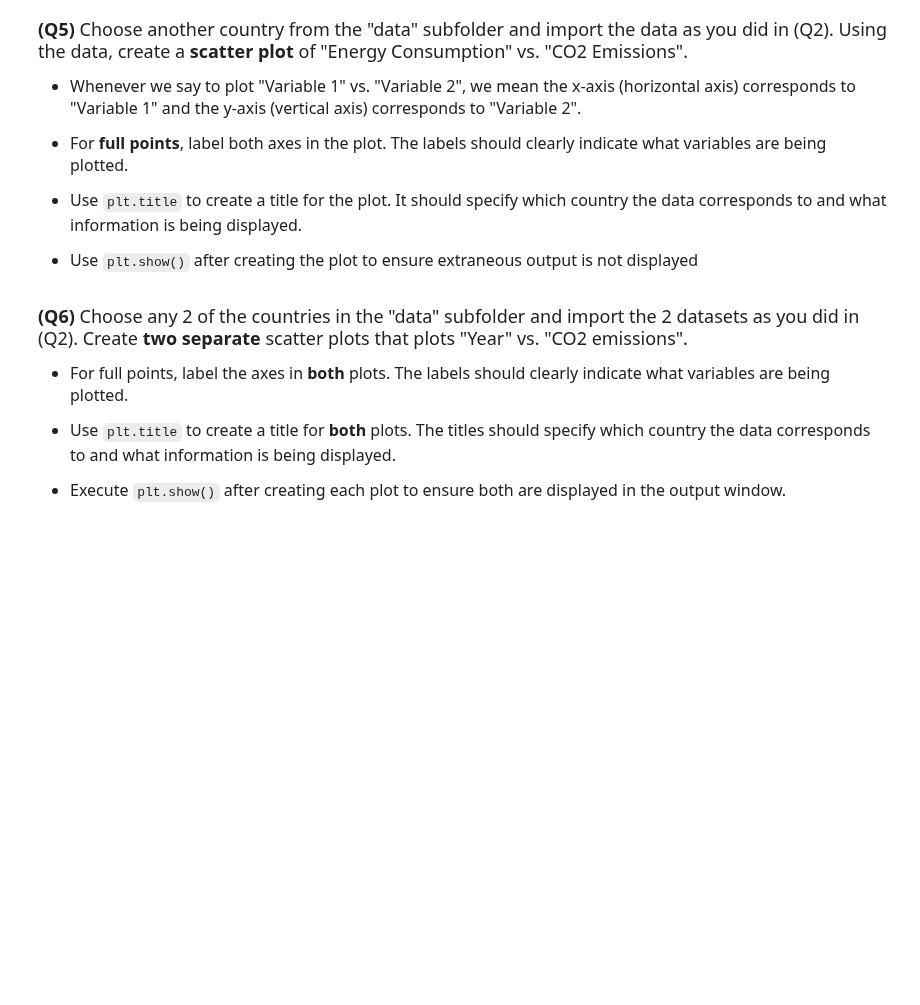
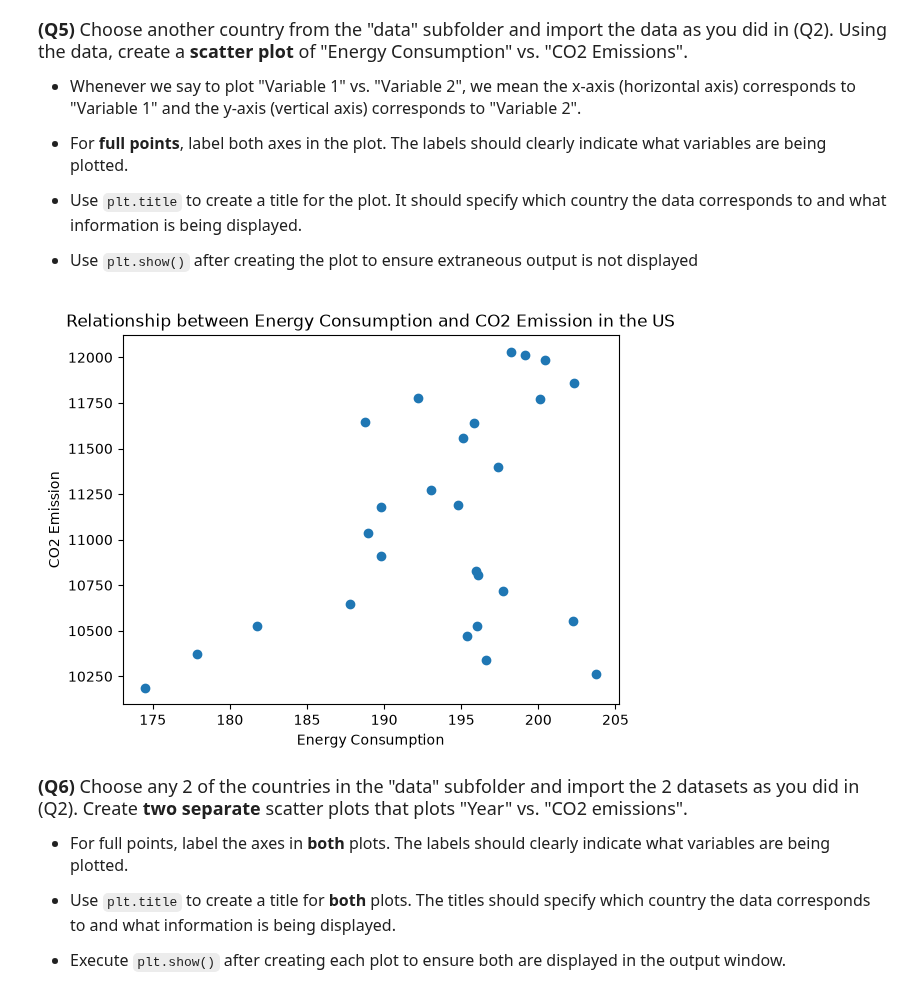
Before and after one commit to miyakoc/datasci151fall2026, a Jupyter notebook: _assignments/assignment_2/Assignment2.ipynb, the cells around one changed output. Drawn from its saved outputs; the diff is of its cells as text; code cells hidden in the pictures; blank space fills up the shorter version.

```diff
--- a/_assignments/assignment_2/Assignment2.ipynb
+++ b/_assignments/assignment_2/Assignment2.ipynb
@@ -30,6 +32,7 @@ Complete the code cells in this Jupyter notebook, and submit the final .ipynb no
 - For reference, all the files in the "data" subfolder was taken from the following source:[Kaggle: Countries CO2 Emission and more...](https://www.kaggle.com/datasets/lobosi/c02-emission-by-countrys-grouth-and-population)
 # %%
 # Write your answer
+us_emissions=pd.read_csv('data/us_emission.csv')
 # %% [markdown]
 <font size = "4">
 
@@ -102,3 +125,12 @@ us_emissions["CO2_emission"].describe()
+# %%
+# Write your answer
+plt.scatter(x=us_emissions['Energy_consumption'],y=us_emissions['CO2_emission'])
+plt.xlabel('Energy Consumption')
+plt.ylabel('CO2 Emission')
+plt.title('Relationship between Energy Consumption and CO2 Emission in the US')
+plt.show()
+# %% [output]
+[figure, added]
 # %% [markdown]
 <font size = "4">
 
```
Also changed, not shown: parts of 7 cells of this notebook.
